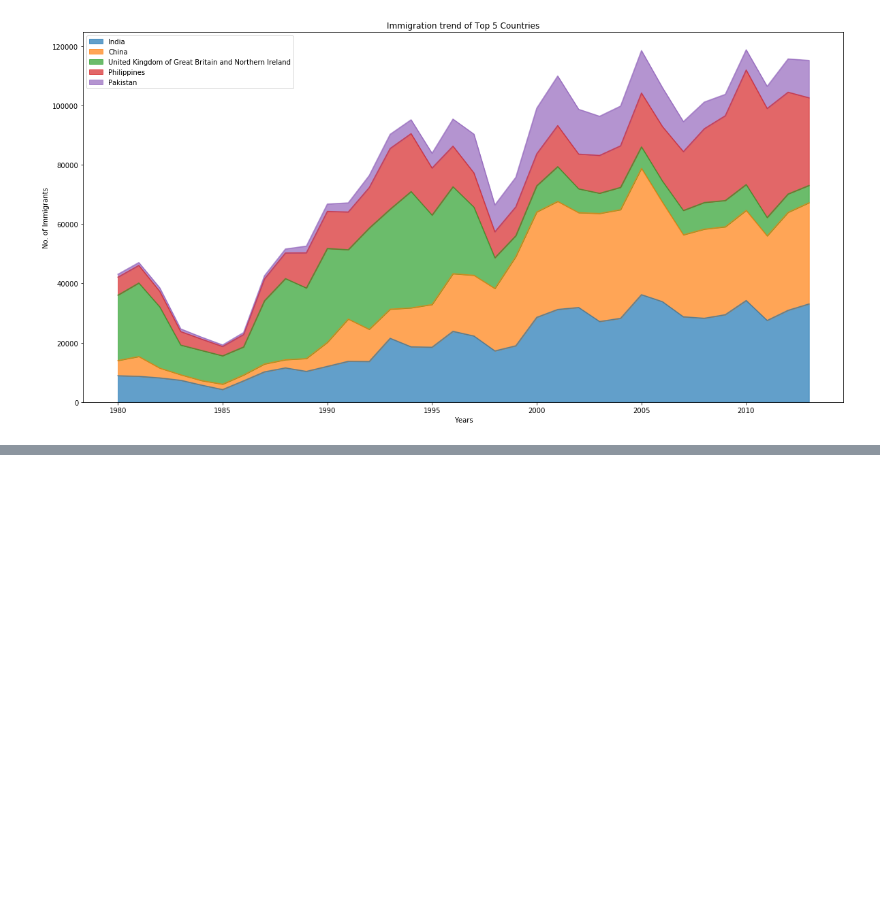
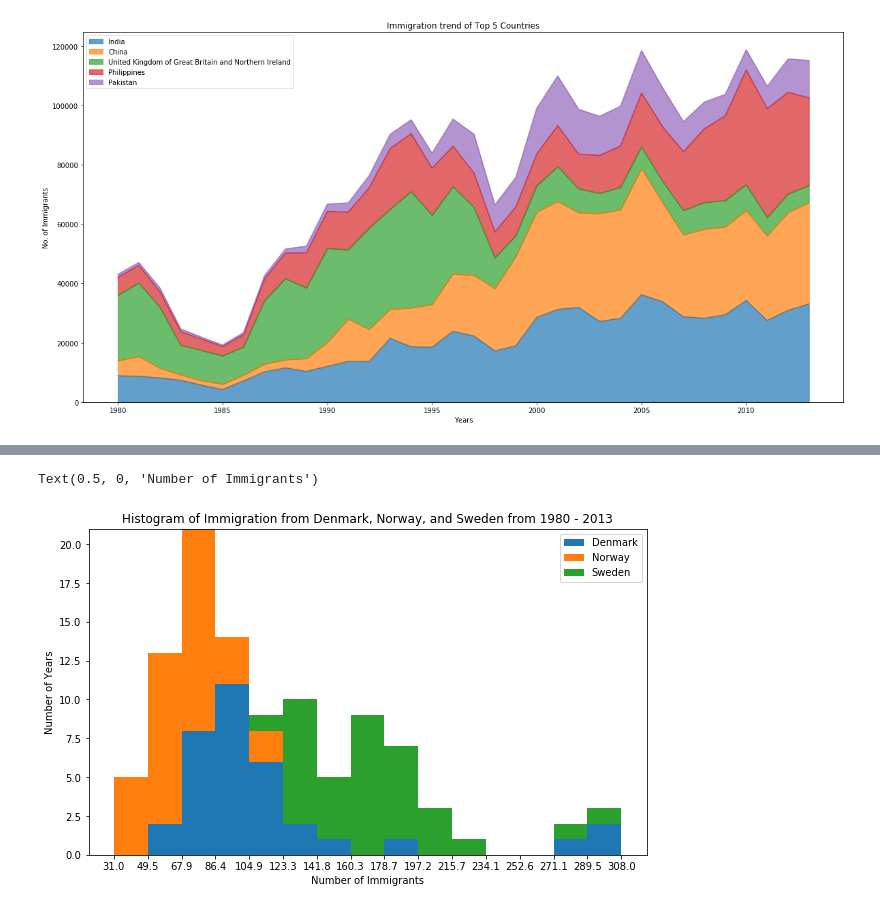
Before and after one commit to aitezazakhtar/Visualization-using-BasicTools, a Jupyter notebook: visualize-area-histo-barPlots.ipynb, the cells around one changed output, grey strips where cells are left out. Drawn from its saved outputs; the diff is of its cells as text; code cells hidden in the pictures; blank space fills up the shorter version.

```diff
--- a/visualize-area-histo-barPlots.ipynb
+++ b/visualize-area-histo-barPlots.ipynb
@@ -121,0 +153,3 @@ Text(0, 0.5, 'No. of Immigrants')
+# %%
+df_dns = df_can.loc[['Denmark','Norway','Sweden'],years]
+df_dns.head()
@@ -121,0 +162,3 @@ Text(0, 0.5, 'No. of Immigrants')
+# %%
+df_dns = df_dns.transpose()
+df_dns.head()
@@ -121,0 +172,15 @@ Text(0, 0.5, 'No. of Immigrants')
+# %%
+count, bin_edges = np.histogram(df_dns,15)
+
+df_dns.plot(kind='hist',
+            figsize=(10, 6),
+            bins=15,
+            xticks=bin_edges,
+            stacked=True
+           )
+plt.title('Histogram of Immigration from Denmark, Norway, and Sweden from 1980 - 2013')
+plt.ylabel('Number of Years')
+plt.xlabel('Number of Immigrants')
+# %% [output]
+Text(0.5, 0, 'Number of Immigrants')
+[figure, added]
```
Also changed, not shown: parts of 8 cells of this notebook.
